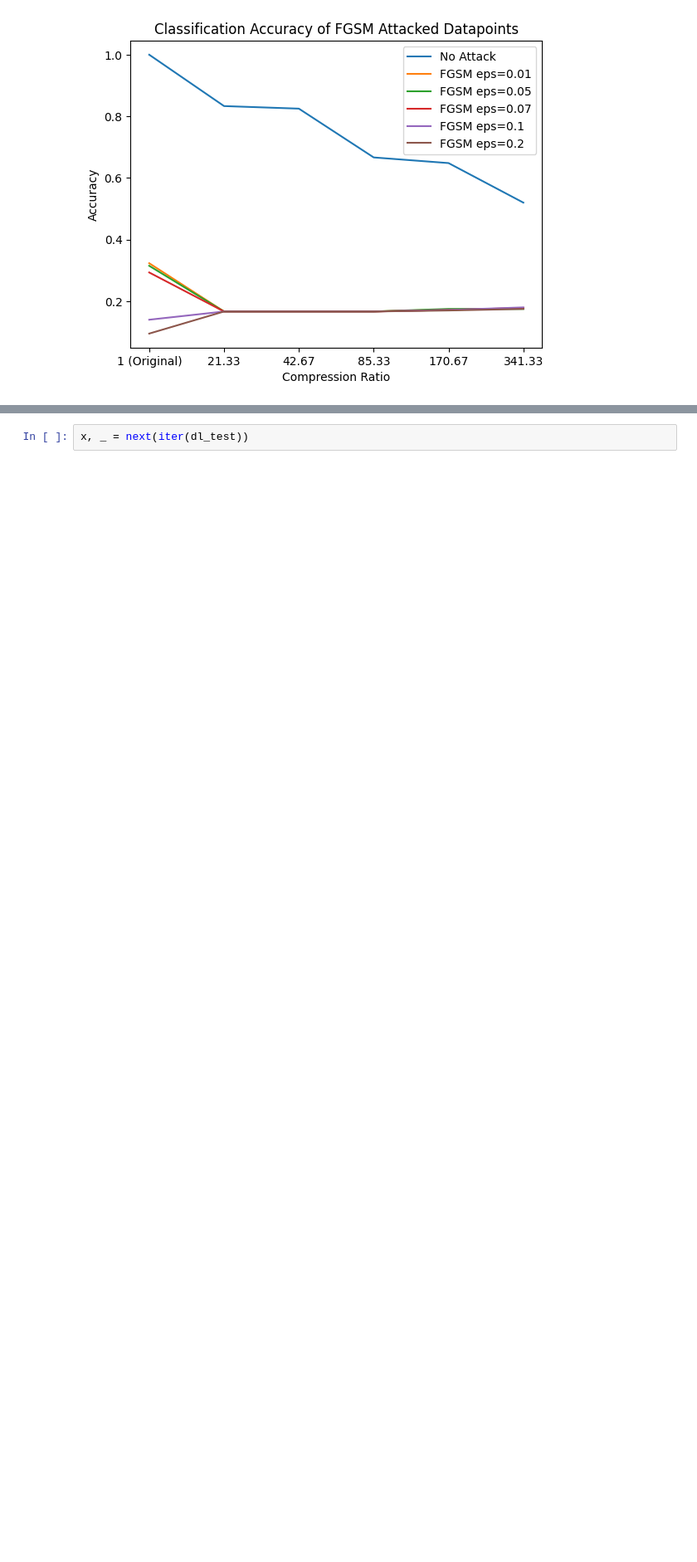
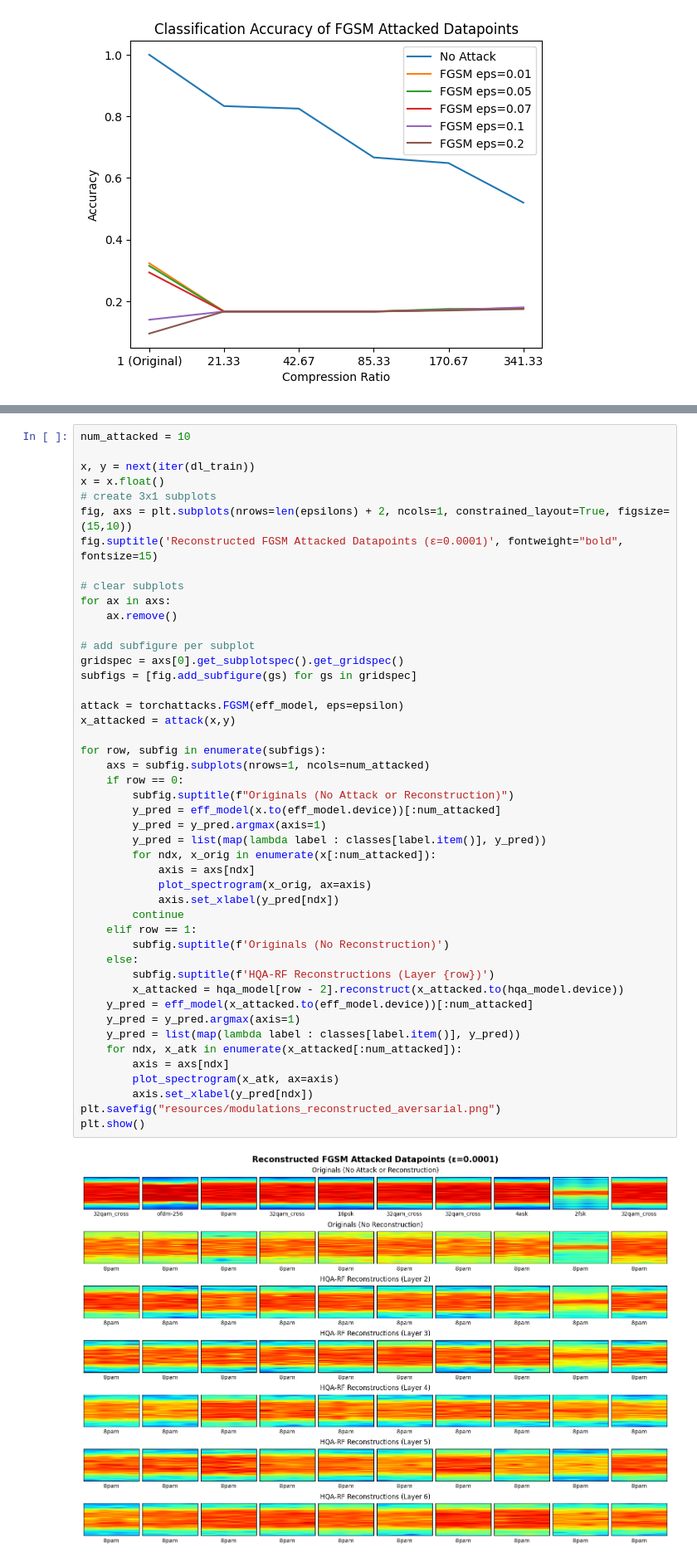
Before and after one commit to armanirodriguez/thesis-code, a Jupyter notebook: Modulations_experiments.ipynb, the cells around one changed output, grey strips where cells are left out. Shown at 83% size. Cells and saved outputs as stored; diff of their text form; blank space fills up the shorter version.

Commit message:
adversarial reconstruction visualization

```diff
--- a/Modulations_experiments.ipynb
+++ b/Modulations_experiments.ipynb
@@ -378,2 +378,48 @@ plt.show()
 # %%
-x, _ = next(iter(dl_test))
+num_attacked = 10
+
+x, y = next(iter(dl_train))
+x = x.float()
+# create 3x1 subplots
+fig, axs = plt.subplots(nrows=len(epsilons) + 2, ncols=1, constrained_layout=True, figsize=(15,10))
+fig.suptitle('Reconstructed FGSM Attacked Datapoints (ε=0.0001)', fontweight="bold", fontsize=15)
+
+# clear subplots
+for ax in axs:
+    ax.remove()
+
+# add subfigure per subplot
+gridspec = axs[0].get_subplotspec().get_gridspec()
+subfigs = [fig.add_subfigure(gs) for gs in gridspec]
+
+attack = torchattacks.FGSM(eff_model, eps=epsilon)
+x_attacked = attack(x,y)
+
+for row, subfig in enumerate(subfigs):
+    axs = subfig.subplots(nrows=1, ncols=num_attacked)
+    if row == 0:
+        subfig.suptitle(f"Originals (No Attack or Reconstruction)")
+        y_pred = eff_model(x.to(eff_model.device))[:num_attacked]
+        y_pred = y_pred.argmax(axis=1)
+        y_pred = list(map(lambda label : classes[label.item()], y_pred))
+        for ndx, x_orig in enumerate(x[:num_attacked]):
+            axis = axs[ndx]
+            plot_spectrogram(x_orig, ax=axis)
+            axis.set_xlabel(y_pred[ndx])
+        continue
+    elif row == 1:
+        subfig.suptitle(f'Originals (No Reconstruction)')
+    else:
+        subfig.suptitle(f'HQA-RF Reconstructions (Layer {row})')
+        x_attacked = hqa_model[row - 2].reconstruct(x_attacked.to(hqa_model.device))
+    y_pred = eff_model(x_attacked.to(eff_model.device))[:num_attacked]
+    y_pred = y_pred.argmax(axis=1)
+    y_pred = list(map(lambda label : classes[label.item()], y_pred))
+    for ndx, x_atk in enumerate(x_attacked[:num_attacked]):
+        axis = axs[ndx]
+        plot_spectrogram(x_atk, ax=axis)
+        axis.set_xlabel(y_pred[ndx])
+plt.savefig("resources/modulations_reconstructed_aversarial.png")
+plt.show()
+# %% [output]
+[figure, added]
```
Also changed, not shown: parts of 2 cells of this notebook, 1 other file.
